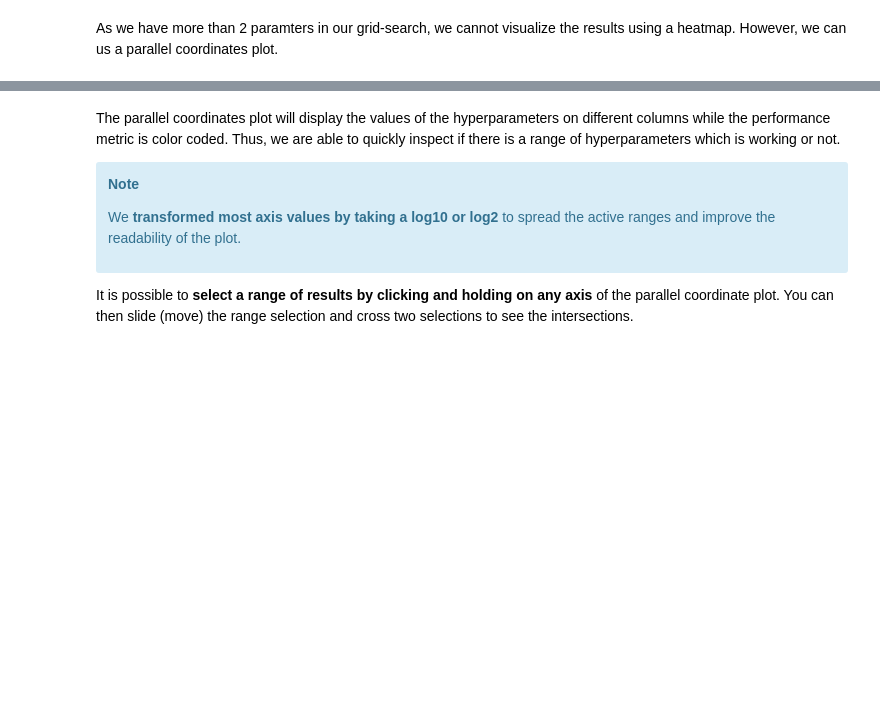
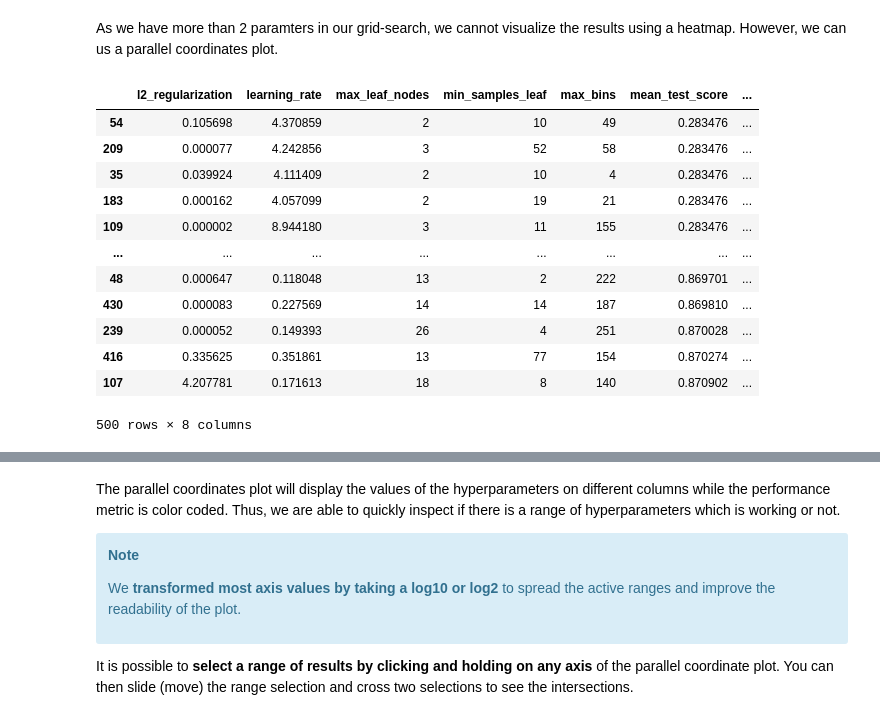
Before and after one commit to MengOonLee/Python, a Jupyter notebook: MOOC/ipynb/HyperparameterTuning/parameter_tuning_randomized_search.ipynb, the cells around one changed output, grey strips where cells are left out. Cells and saved outputs as stored; diff of their text form; code cells hidden in the pictures; blank space fills up the shorter version.

```diff
--- a/MOOC/ipynb/HyperparameterTuning/parameter_tuning_randomized_search.ipynb
+++ b/MOOC/ipynb/HyperparameterTuning/parameter_tuning_randomized_search.ipynb
@@ -201,7 +287,21 @@ cv_results = pd.read_csv("../../datasets/randomized_search_results.csv",
 As we have more than 2 paramters in our grid-search, we cannot visualize the
 results using a heatmap. However, we can us a parallel coordinates plot.
 # %%
-(cv_results[column_results].rename(
-    shorten_param, axis=1).sort_values("mean_test_score"))
+cv_results[column_results].rename(
+    shorten_param, axis=1).sort_values("mean_test_score")
+# %% [output]
+|  | l2_regularization | learning_rate | max_leaf_nodes | min_samples_leaf | max_bins | mean_test_score | ... |
+| 54 | 0.105698 | 4.370859 | 2 | 10 | 49 | 0.283476 | ... |
+| 209 | 0.000077 | 4.242856 | 3 | 52 | 58 | 0.283476 | ... |
+| 35 | 0.039924 | 4.111409 | 2 | 10 | 4 | 0.283476 | ... |
+| 183 | 0.000162 | 4.057099 | 2 | 19 | 21 | 0.283476 | ... |
+| 109 | 0.000002 | 8.944180 | 3 | 11 | 155 | 0.283476 | ... |
+| ... | ... | ... | ... | ... | ... | ... | ... |
+| 48 | 0.000647 | 0.118048 | 13 | 2 | 222 | 0.869701 | ... |
+| 430 | 0.000083 | 0.227569 | 14 | 14 | 187 | 0.869810 | ... |
+| 239 | 0.000052 | 0.149393 | 26 | 4 | 251 | 0.870028 | ... |
+| 416 | 0.335625 | 0.351861 | 13 | 77 | 154 | 0.870274 | ... |
+| 107 | 4.207781 | 0.171613 | 18 | 8 | 140 | 0.870902 | ... |
+500 rows × 8 columns
 # %%
 import numpy as np
```
Also changed, not shown: parts of 14 cells of this notebook, 3 other files.
